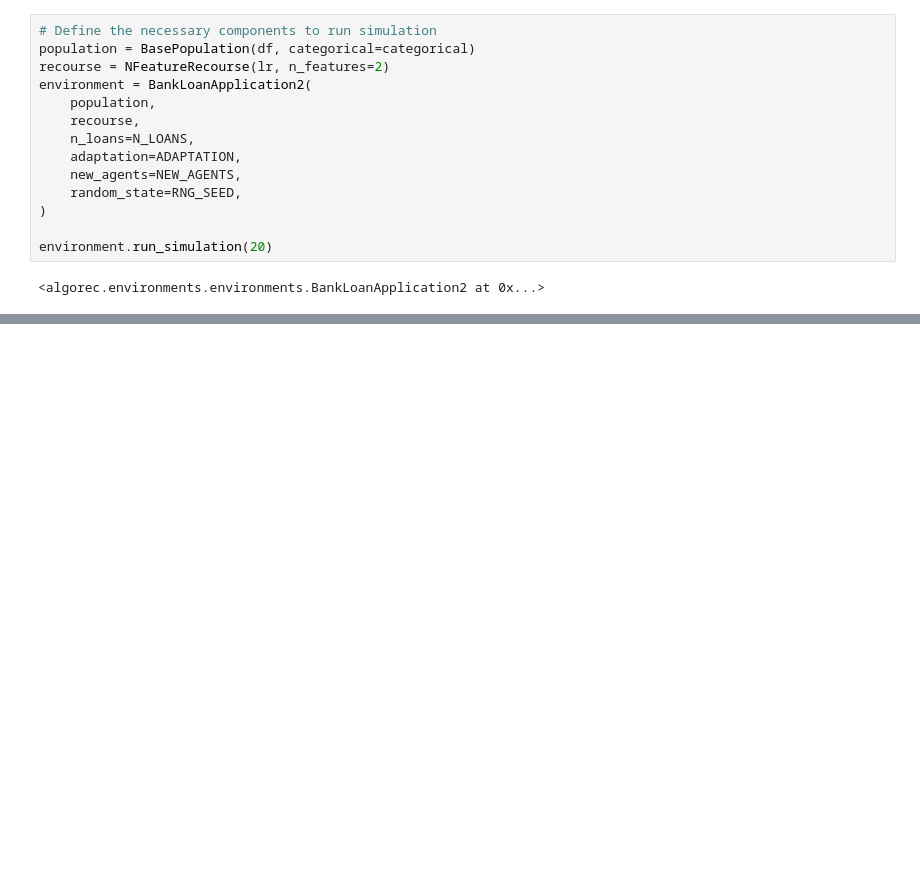
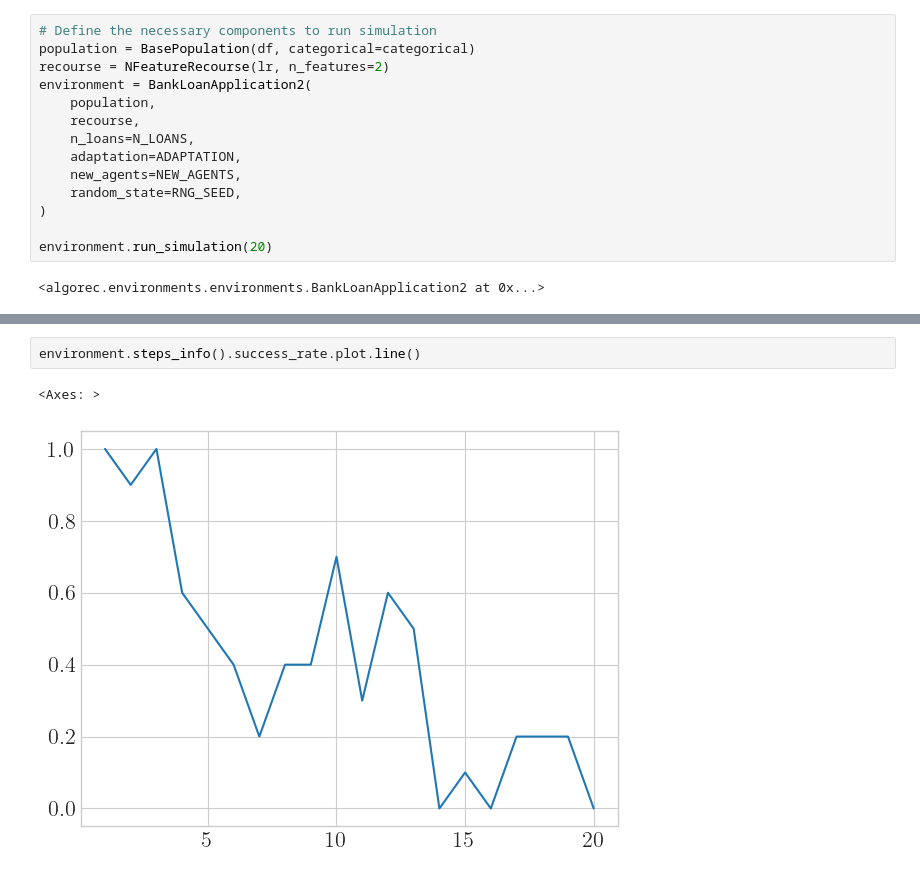
Before and after one commit to joaopfonseca/recourse-over-time, a Jupyter notebook: notebooks/1.1-bank-loan-env2.ipynb, the cells around one changed output, grey strips where cells are left out. Saved outputs shown, nothing was run; the diff lists cells and outputs as text; blank space fills up the shorter version.

```diff
--- a/notebooks/1.1-bank-loan-env2.ipynb
+++ b/notebooks/1.1-bank-loan-env2.ipynb
@@ -110,0 +153,5 @@ environment.agent_performance().n_failures.max()
+# %%
+environment.steps_info().success_rate.plot.line()
+# %% [output]
+<Axes: >
+[figure, added]
```
Also changed, not shown: parts of 12 cells of this notebook, 1 other file.
